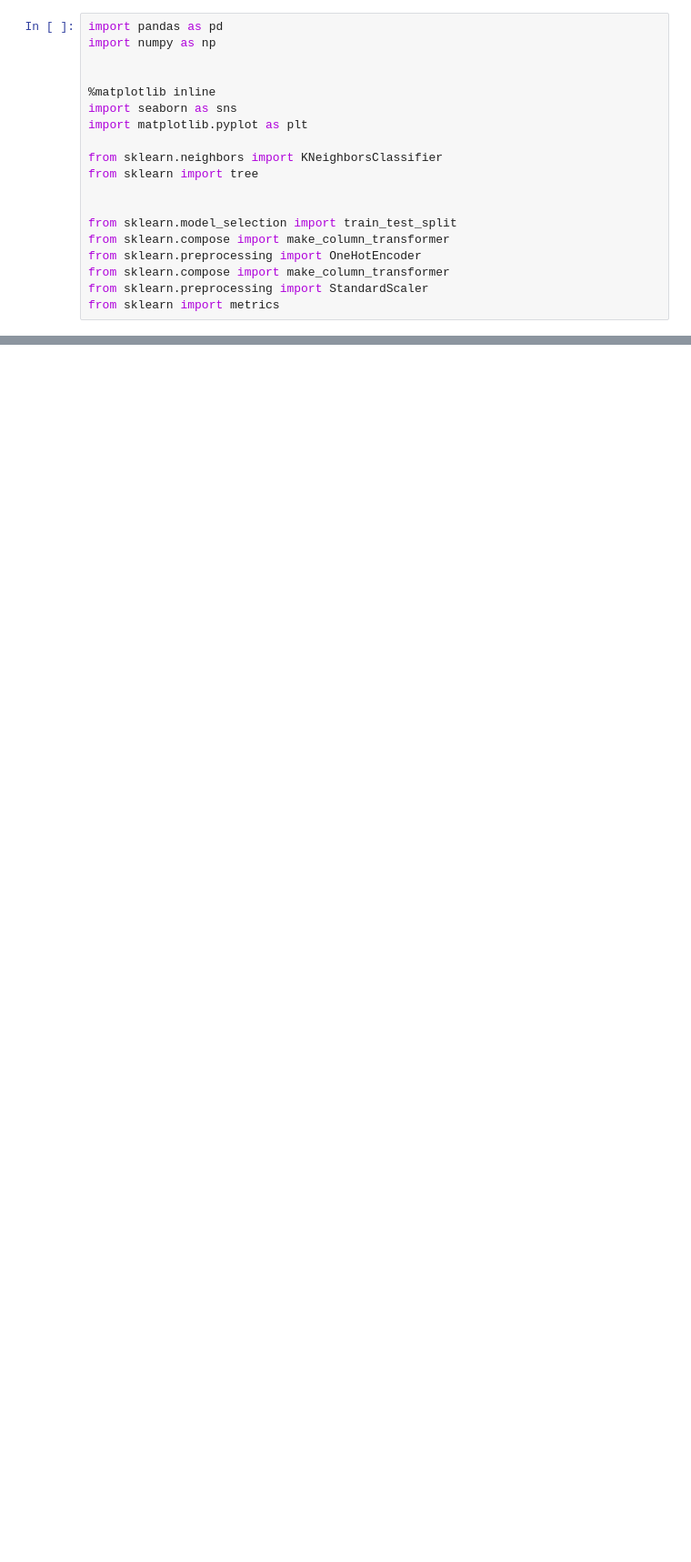
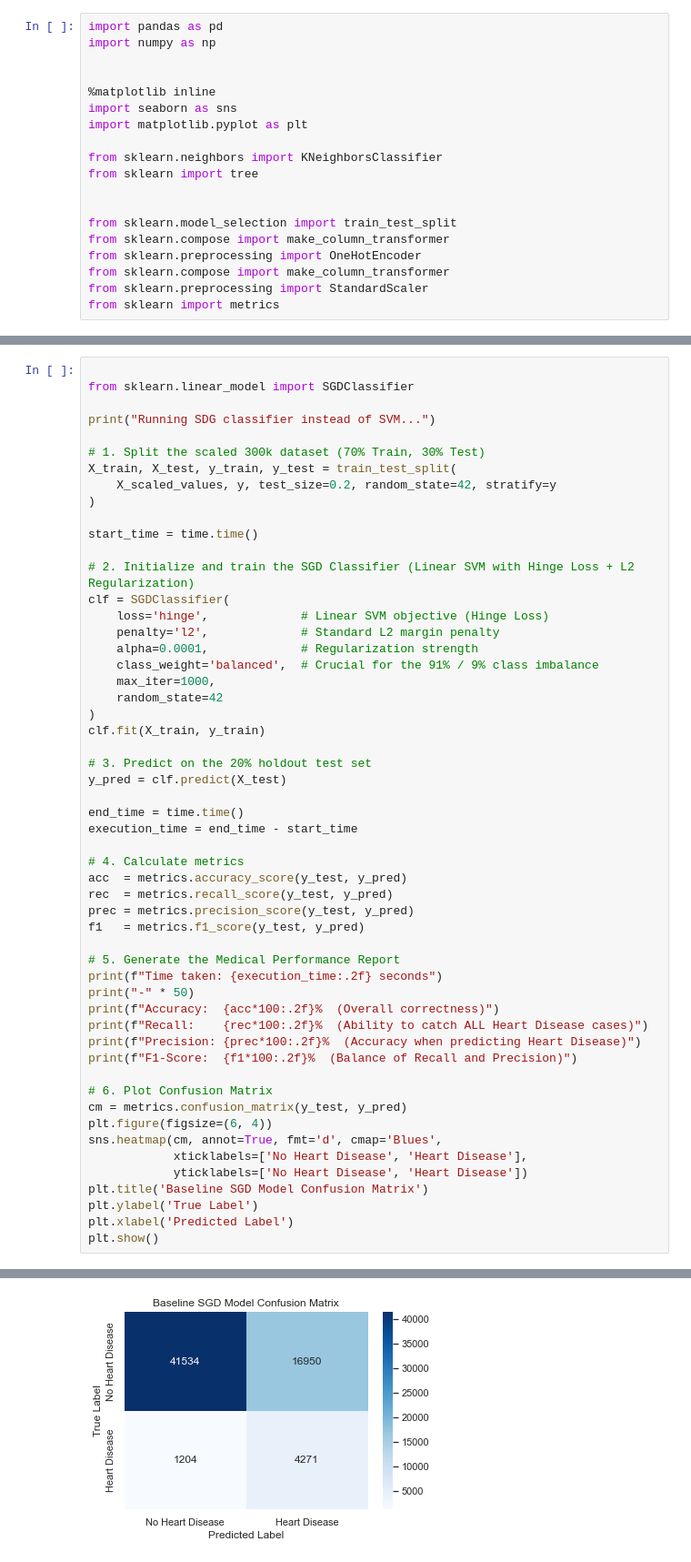
Before and after one commit to RaresC24/Puma-Optimisation-Hyperparameter-Tuning, a Jupyter notebook: puma_extended.ipynb, the cells around one changed output, grey strips where cells are left out. Shown at 91% size. Cells and saved outputs as stored; diff of their text form; blank space fills up the shorter version.

Commit message:
after a lot of testing and modifying the puma, i realized that the problem is too complex to be solved linear and i started trying new models

```diff
--- a/puma_extended.ipynb
+++ b/puma_extended.ipynb
@@ -217,2 +217,57 @@ Time taken: 2439.171343 seconds
 Accuracy: 72.91%
 Recall: 78.29%
+# %%
+
+from sklearn.linear_model import SGDClassifier
+
+print("Running SDG classifier instead of SVM...")
+
+# 1. Split the scaled 300k dataset (70% Train, 30% Test)
+X_train, X_test, y_train, y_test = train_test_split(
+    X_scaled_values, y, test_size=0.2, random_state=42, stratify=y
+)
+
+start_time = time.time()
+
+# 2. Initialize and train the SGD Classifier (Linear SVM with Hinge Loss + L2 Regularization)
+clf = SGDClassifier(
+    loss='hinge',             # Linear SVM objective (Hinge Loss)
+    penalty='l2',             # Standard L2 margin penalty
+    alpha=0.0001,             # Regularization strength
+    class_weight='balanced',  # Crucial for the 91% / 9% class imbalance
+    max_iter=1000,
+    random_state=42
+)
+clf.fit(X_train, y_train)
+
+# 3. Predict on the 20% holdout test set
+y_pred = clf.predict(X_test)
+
+end_time = time.time()
+execution_time = end_time - start_time
+
+# 4. Calculate metrics
+acc  = metrics.accuracy_score(y_test, y_pred)
+rec  = metrics.recall_score(y_test, y_pred)
+prec = metrics.precision_score(y_test, y_pred)
+f1   = metrics.f1_score(y_test, y_pred)
+
+# 5. Generate the Medical Performance Report
+print(f"Time taken: {execution_time:.2f} seconds")
+print("-" * 50)
+print(f"Accuracy:  {acc*100:.2f}%  (Overall correctness)")
+print(f"Recall:    {rec*100:.2f}%  (Ability to catch ALL Heart Disease cases)")
+print(f"Precision: {prec*100:.2f}%  (Accuracy when predicting Heart Disease)")
+print(f"F1-Score:  {f1*100:.2f}%  (Balance of Recall and Precision)")
+
+# 6. Plot Confusion Matrix
+cm = metrics.confusion_matrix(y_test, y_pred)
+plt.figure(figsize=(6, 4))
+sns.heatmap(cm, annot=True, fmt='d', cmap='Blues',
+            xticklabels=['No Heart Disease', 'Heart Disease'],
+            yticklabels=['No Heart Disease', 'Heart Disease'])
+plt.title('Baseline SGD Model Confusion Matrix')
+plt.ylabel('True Label')
+plt.xlabel('Predicted Label')
+plt.show()
+# %% [output]
@@ -218,0 +281 @@ Recall: 78.29%
+[figure, added]
```
Also changed, not shown: parts of 11 cells of this notebook.
